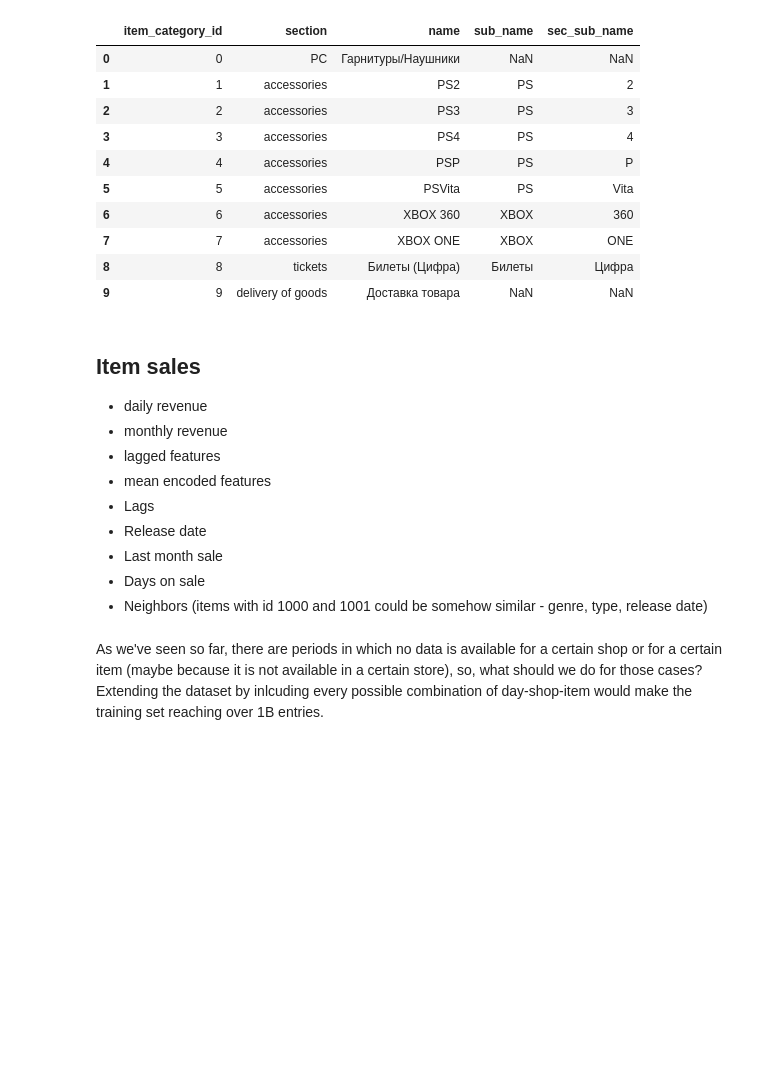
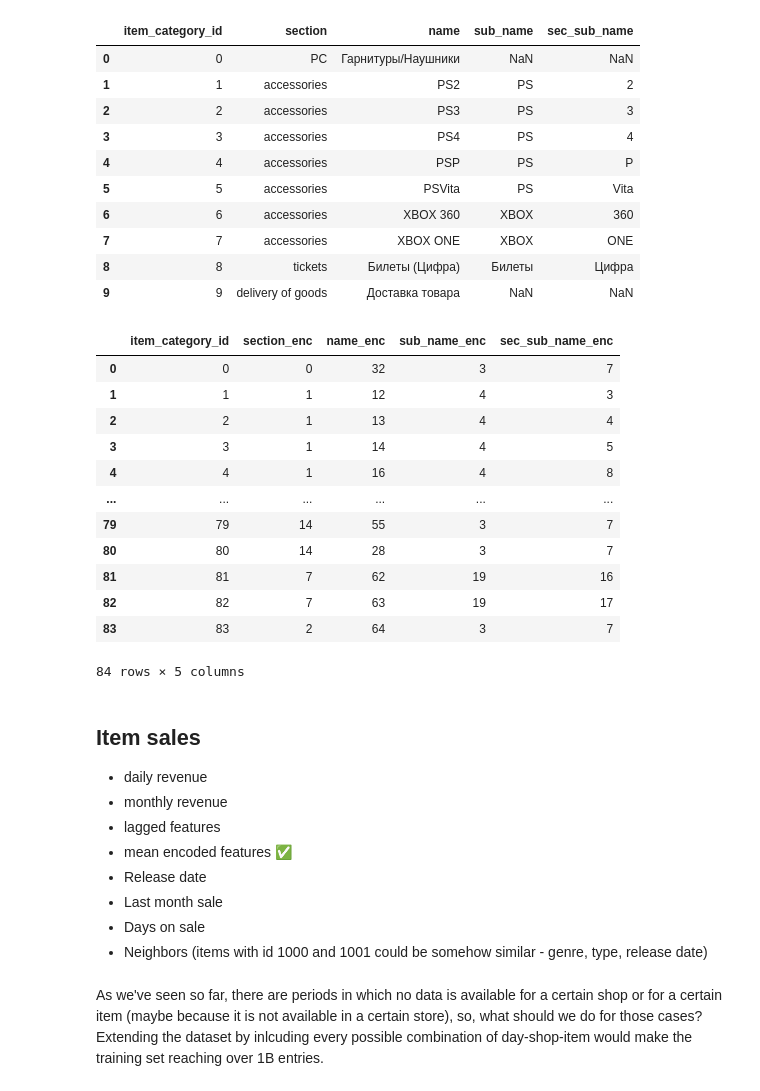
Before and after one commit to pietroventurini/predict-future-sales, a Jupyter notebook: Predict_Future_Sales_EDA.ipynb, the cells around one changed output. Saved outputs shown, nothing was run; the diff lists cells and outputs as text; code cells hidden in the pictures; blank space fills up the shorter version.

```diff
--- a/Predict_Future_Sales_EDA.ipynb
+++ b/Predict_Future_Sales_EDA.ipynb
@@ -381,14 +422,41 @@ categories[:10]
 | 7 | 7 | accessories | XBOX ONE | XBOX | ONE |
 | 8 | 8 | tickets | Билеты (Цифра) | Билеты | Цифра |
 | 9 | 9 | delivery of goods | Доставка товара | NaN | NaN |
+# %%
+# label encoding names
+categories = categories.fillna('NO_DATA')
+cols_to_encode = ['section','name','sub_name','sec_sub_name']
+encoded_cols = ['section_enc','name_enc','sub_name_enc','sec_sub_name_enc']
+categories[encoded_cols] = categories[cols_to_encode].apply(LabelEncoder().fit_transform)
+#categories = categories.join(pd.get_dummies(categories[['section','name','sub_name','sec_sub_name']]).add_suffix('_enc'))
+
+categories = categories.drop(columns=cols_to_encode)
+categories = downcast(categories)
+categories
+
+# note: if you want to replace directly the columns with their encoded version, just override them
+# in that case, to later perform inverse_transform see https://stackoverflow.com/questions/24458645/label-encoding-across-multiple-columns-in-scikit-learn
+# %% [output]
+|  | item_category_id | section_enc | name_enc | sub_name_enc | sec_sub_name_enc |
+| 0 | 0 | 0 | 32 | 3 | 7 |
+| 1 | 1 | 1 | 12 | 4 | 3 |
+| 2 | 2 | 1 | 13 | 4 | 4 |
+| 3 | 3 | 1 | 14 | 4 | 5 |
+| 4 | 4 | 1 | 16 | 4 | 8 |
+| ... | ... | ... | ... | ... | ... |
+| 79 | 79 | 14 | 55 | 3 | 7 |
+| 80 | 80 | 14 | 28 | 3 | 7 |
+| 81 | 81 | 7 | 62 | 19 | 16 |
+| 82 | 82 | 7 | 63 | 19 | 17 |
+| 83 | 83 | 2 | 64 | 3 | 7 |
+84 rows × 5 columns
 # %% [markdown]
 ## Item sales
 
 - daily revenue
 - monthly revenue
 - lagged features
-- mean encoded features
-- Lags
+- mean encoded features ✅
 - Release date
 - Last month sale
 - Days on sale
```
Also changed, not shown: parts of 27 cells of this notebook.
